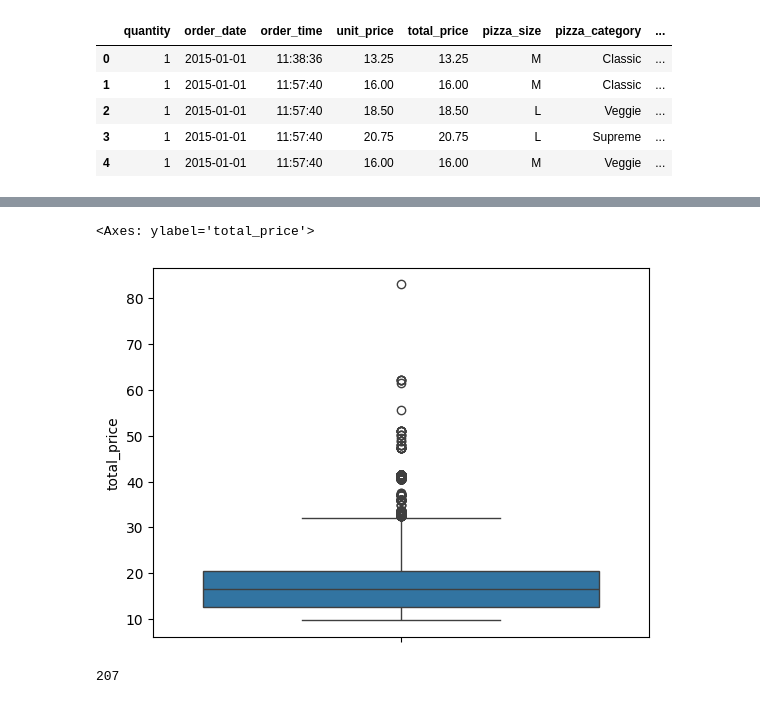
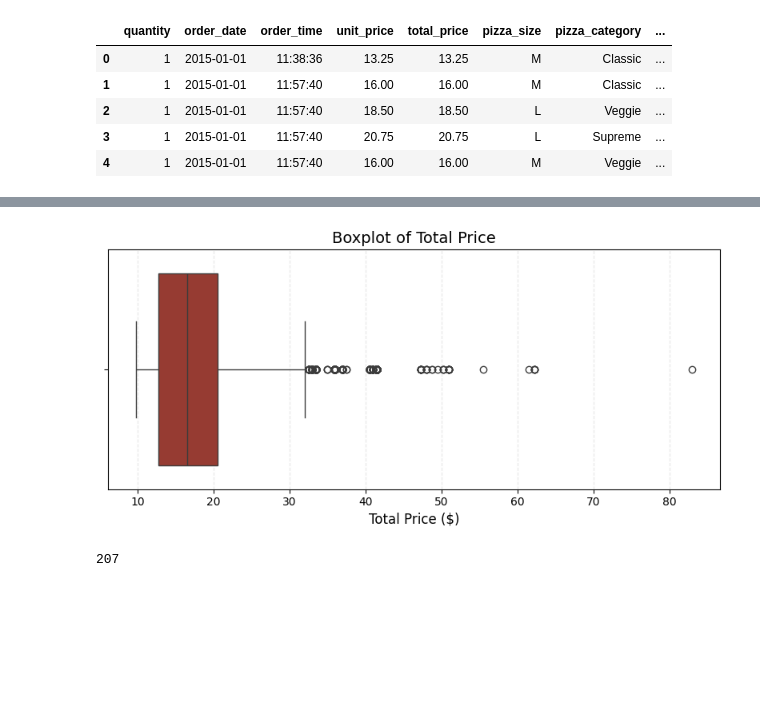
Before and after one commit to AdityaKumbhar21/Pizza_Sales_Analysis_and_Forecasting, a Jupyter notebook: notebooks/01_EDA.ipynb, the cells around one changed output, grey strips where cells are left out. Cells and saved outputs as stored; diff of their text form; code cells hidden in the pictures; blank space fills up the shorter version.

```diff
--- a/notebooks/01_EDA.ipynb
+++ b/notebooks/01_EDA.ipynb
@@ -281,8 +315,14 @@ df['total_price'].hist()
 # %%
-sns.boxplot(df['total_price'])
+plt.figure(figsize=(8, 4))
+sns.boxplot(x=df['total_price'], color='#a72d21')
+
+plt.xlabel("Total Price ($)", fontsize=12)
+plt.title("Boxplot of Total Price", fontsize=14)
+plt.grid(axis='x', linestyle='--', alpha=0.3)
+plt.tight_layout()
+plt.show()
 # %% [output]
-<Axes: ylabel='total_price'>
-[figure, old version]
+[figure, new version]
 # %%
 df[(df['total_price'] > 32) & (df['is_weekend'])].shape[0]
 # %% [output]
```
Also changed, not shown: parts of 25 cells of this notebook, 1 other file.
